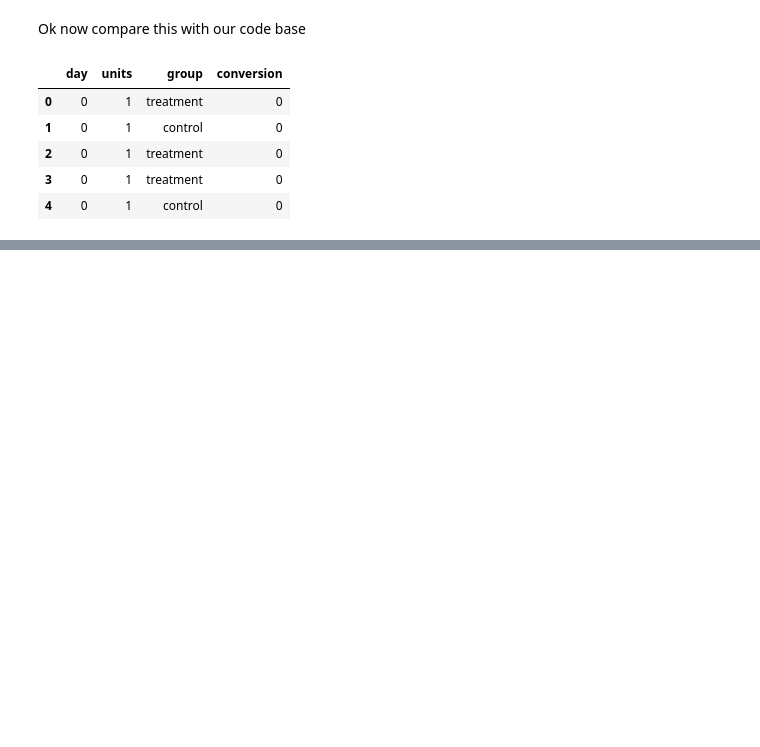
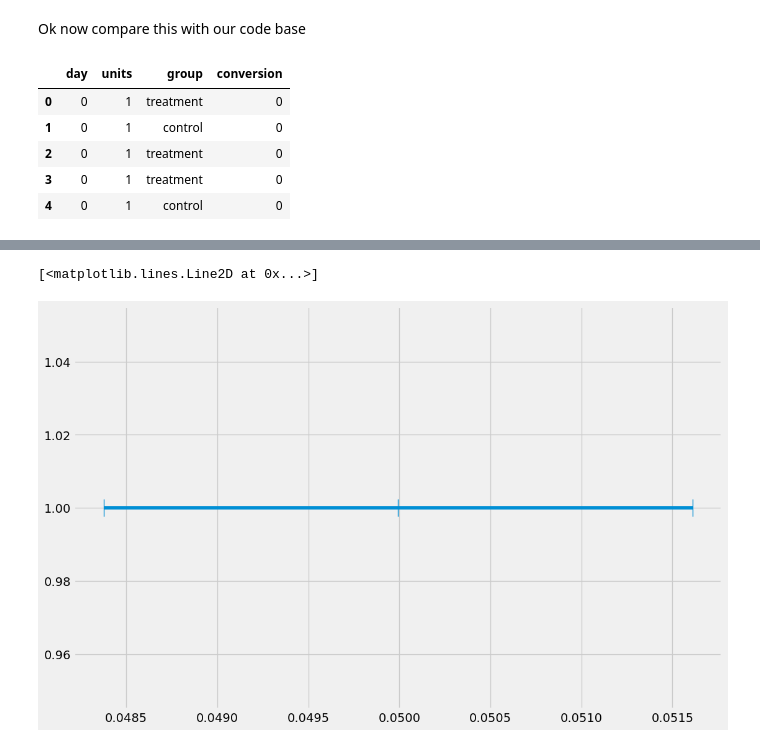
Before and after one commit to dokeeffe87/stats_utils, a Jupyter notebook: notebooks/scratch_work/dev_visualize_ab_results.ipynb, the cells around one changed output, grey strips where cells are left out. Drawn from its saved outputs; the diff is of its cells as text; code cells hidden in the pictures; blank space fills up the shorter version.

```diff
--- a/notebooks/scratch_work/dev_visualize_ab_results.ipynb
+++ b/notebooks/scratch_work/dev_visualize_ab_results.ipynb
@@ -160,0 +199,3 @@ df_code_res
+# %%
+# Ok so how do we want to visualize this?
+df_res = df_code_res.T
@@ -160,0 +207,9 @@ df_code_res
+# %%
+plt.figure(figsize=(12, 8))
+plt.plot([df_res['control_confidence_interval_95.0_percent_lower'].values[0], df_res['control_mean'].values[0], df_res['control_confidence_interval_95.0_percent_upper'].values[0]],
+         [1,1,1],
+         linestyle='-', marker='|', ms=20)
+# ax = df_res.plot(y=[0.055], x='control_mean')
+# %% [output]
+[<matplotlib.lines.Line2D at 0x...>]
+[figure, added]
```
Also changed, not shown: parts of 8 cells of this notebook, 1 other file.
